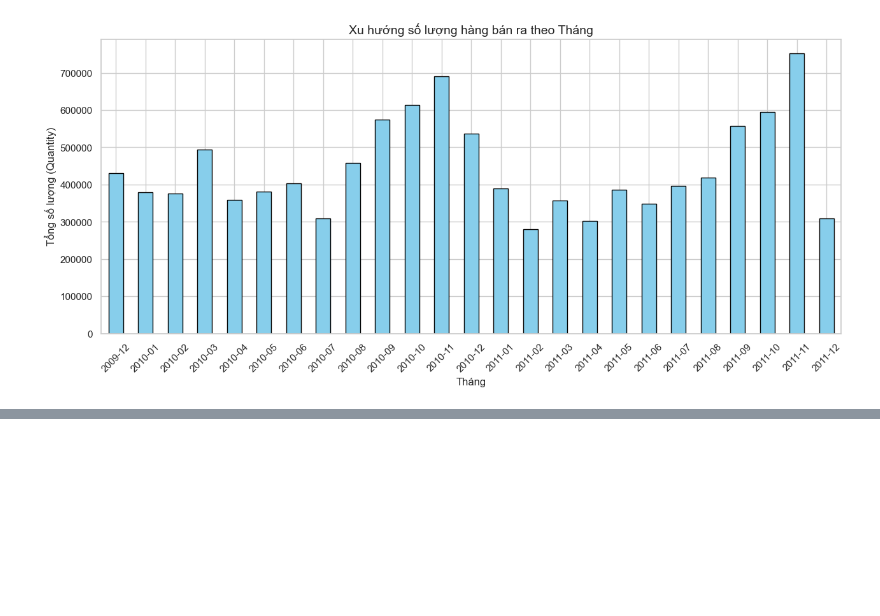
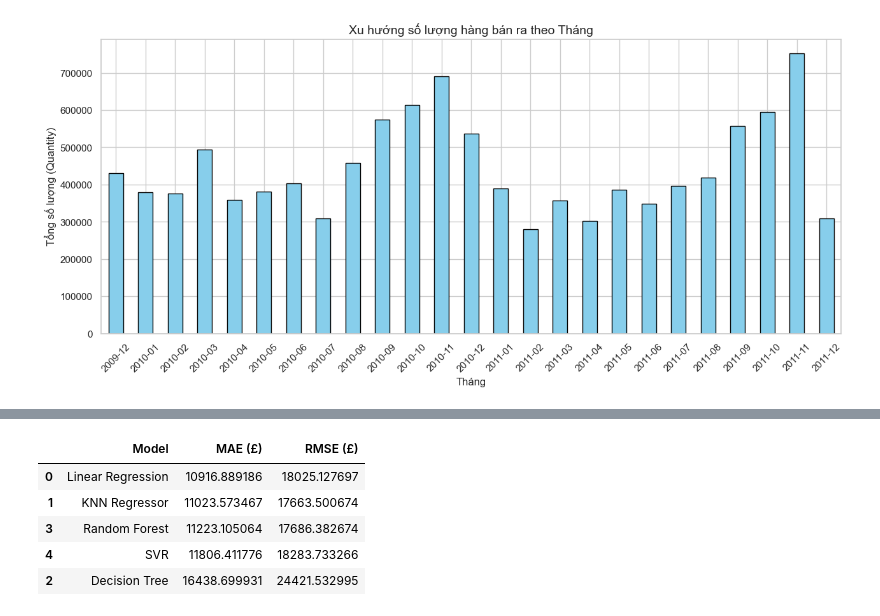
Before and after one commit to V-duc/DS66B_group_10, a Jupyter notebook: test.ipynb, the cells around one changed output, grey strips where cells are left out. Saved outputs shown, nothing was run; the diff lists cells and outputs as text; code cells hidden in the pictures; blank space fills up the shorter version.

```diff
--- a/test.ipynb
+++ b/test.ipynb
@@ -170,0 +226,35 @@ plt.show()
+# %%
+models = {
+    'Linear Regression': LinearRegression(),
+    'KNN Regressor': KNeighborsRegressor(n_neighbors=5),
+    'Decision Tree': DecisionTreeRegressor(random_state=42),
+    'Random Forest': RandomForestRegressor(n_estimators=100, random_state=42),
+    'SVR': SVR(kernel='rbf')
+}
+
+results = []
+predictions_dict = {}
+
+for name, model in models.items():
+    model.fit(X_train_scaled, y_train)
+    y_pred_log = model.predict(X_test_scaled)
+
+    y_pred_actual = np.expm1(y_pred_log)
+    y_test_actual = np.expm1(y_test)
+
+    predictions_dict[name] = y_pred_actual
+
+    mae = mean_absolute_error(y_test_actual, y_pred_actual)
+    rmse = np.sqrt(mean_squared_error(y_test_actual, y_pred_actual))
+
+    results.append({'Model': name, 'MAE (£)': mae, 'RMSE (£)': rmse})
+
+df_results = pd.DataFrame(results).sort_values(by='MAE (£)')
+display(df_results)
+# %% [output]
+|  | Model | MAE (£) | RMSE (£) |
+| 0 | Linear Regression | 10916.889186 | 18025.127697 |
+| 1 | KNN Regressor | 11023.573467 | 17663.500674 |
+| 3 | Random Forest | 11223.105064 | 17686.382674 |
+| 4 | SVR | 11806.411776 | 18283.733266 |
+| 2 | Decision Tree | 16438.699931 | 24421.532995 |
```
Also changed, not shown: parts of 17 cells of this notebook.
